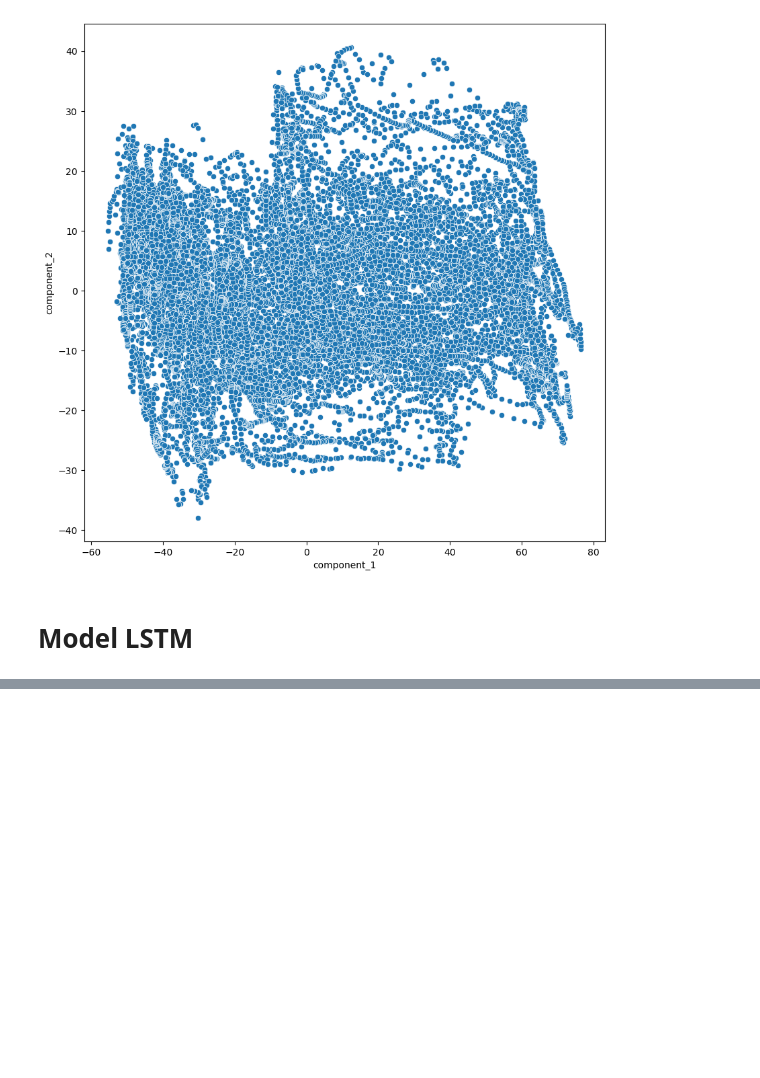
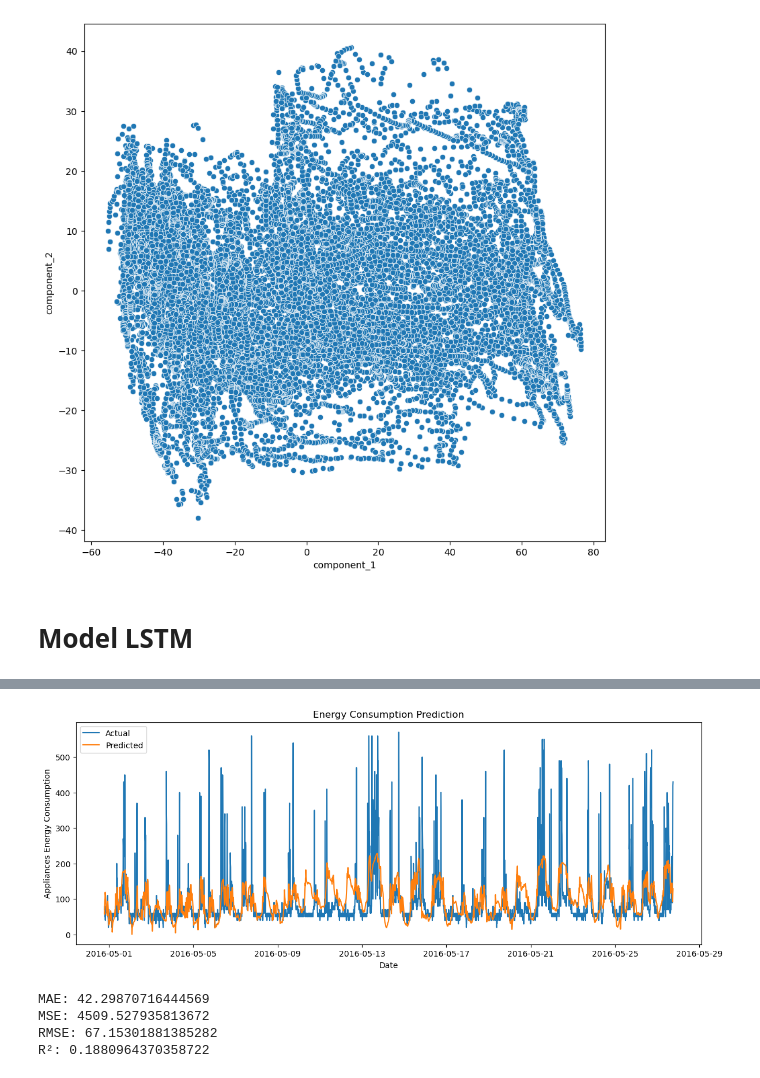
Before and after one commit to BianchiLuca28/EnergyConsumptionForecast, a Jupyter notebook: notebooks/time_series_analysis/lstm_model.ipynb, the cells around one changed output, grey strips where cells are left out. Drawn from its saved outputs; the diff is of its cells as text; code cells hidden in the pictures; blank space fills up the shorter version.

Commit message:
Adding LSTM predictions

```diff
--- a/notebooks/time_series_analysis/lstm_model.ipynb
+++ b/notebooks/time_series_analysis/lstm_model.ipynb
@@ -288,0 +230,5 @@ Test RMSE: 0.184
+# %%
+# Normalize the target column 'Appliances'
+appliances_scaler = StandardScaler()
+train_data['appliances'] = appliances_scaler.fit_transform(train_data[['appliances']])
+test_data['appliances'] = appliances_scaler.transform(test_data[['appliances']])
@@ -288,0 +260,23 @@ Test RMSE: 0.184
+# %%
+from tensorflow.keras.layers import LSTM, Dense, Dropout, Bidirectional
+from tensorflow.keras.callbacks import ReduceLROnPlateau, EarlyStopping
+
+# Build and compile the LSTM model
+def build_model(sequence_length, num_features):
+    model = Sequential()
+    model.add(Bidirectional(LSTM(units=100, return_sequences=True, input_shape=(sequence_length, num_features))))
+    model.add(Dropout(0.2))
+    model.add(Bidirectional(LSTM(units=50, return_sequences=False)))
+    model.add(Dropout(0.2))
+    model.add(Dense(1))
+    model.compile(optimizer='adam', loss='mean_squared_error')
+    return model
+
+model = build_model(sequence_length, len(feature_columns))
+
+# Define callbacks
+reduce_lr = ReduceLROnPlateau(monitor='val_loss', factor=0.2, patience=5, min_lr=0.001)
+early_stopping = EarlyStopping(monitor='val_loss', patience=10, restore_best_weights=True)
+
+# Train the model
+history = model.fit(X_train, y_train, epochs=30, batch_size=64, validation_split=0.2, callbacks=[reduce_lr, early_stopping])
@@ -288,0 +321,7 @@ Test RMSE: 0.184
+# %%
+# Make predictions
+y_pred = model.predict(X_test)
+
+# Inverse transform the predictions and actual values to get them back to the original scale
+y_pred = appliances_scaler.inverse_transform(y_pred)
+y_test = appliances_scaler.inverse_transform(y_test.reshape(-1, 1))
@@ -288,0 +330,27 @@ Test RMSE: 0.184
+# %%
+# Plot the results
+plt.figure(figsize=(14, 5))
+plt.plot(test_data.index[sequence_length:], y_test, label='Actual')
+plt.plot(test_data.index[sequence_length:], y_pred, label='Predicted')
+plt.title('Energy Consumption Prediction')
+plt.xlabel('Date')
+plt.ylabel('Appliances Energy Consumption')
+plt.legend()
+plt.show()
+# %% [output]
+[figure, added]
+# %%
+# Evaluate model performance
+from sklearn.metrics import mean_squared_error, r2_score, mean_absolute_error
+rmse = np.sqrt(mean_squared_error(y_test, y_pred))
+r2 = r2_score(y_test, y_pred)
+
+print(f'MAE: {mean_absolute_error(y_test, y_pred)}')
+print(f'MSE: {mean_squared_error(y_test, y_pred)}')
+print(f'RMSE: {rmse}')
+print(f'R²: {r2}')
+# %% [output]
+MAE: 42.29870716444569
+MSE: 4509.527935813672
+RMSE: 67.15301881385282
+R²: 0.1880964370358722
```
Also changed, not shown: parts of 44 cells of this notebook, 2 other files.
